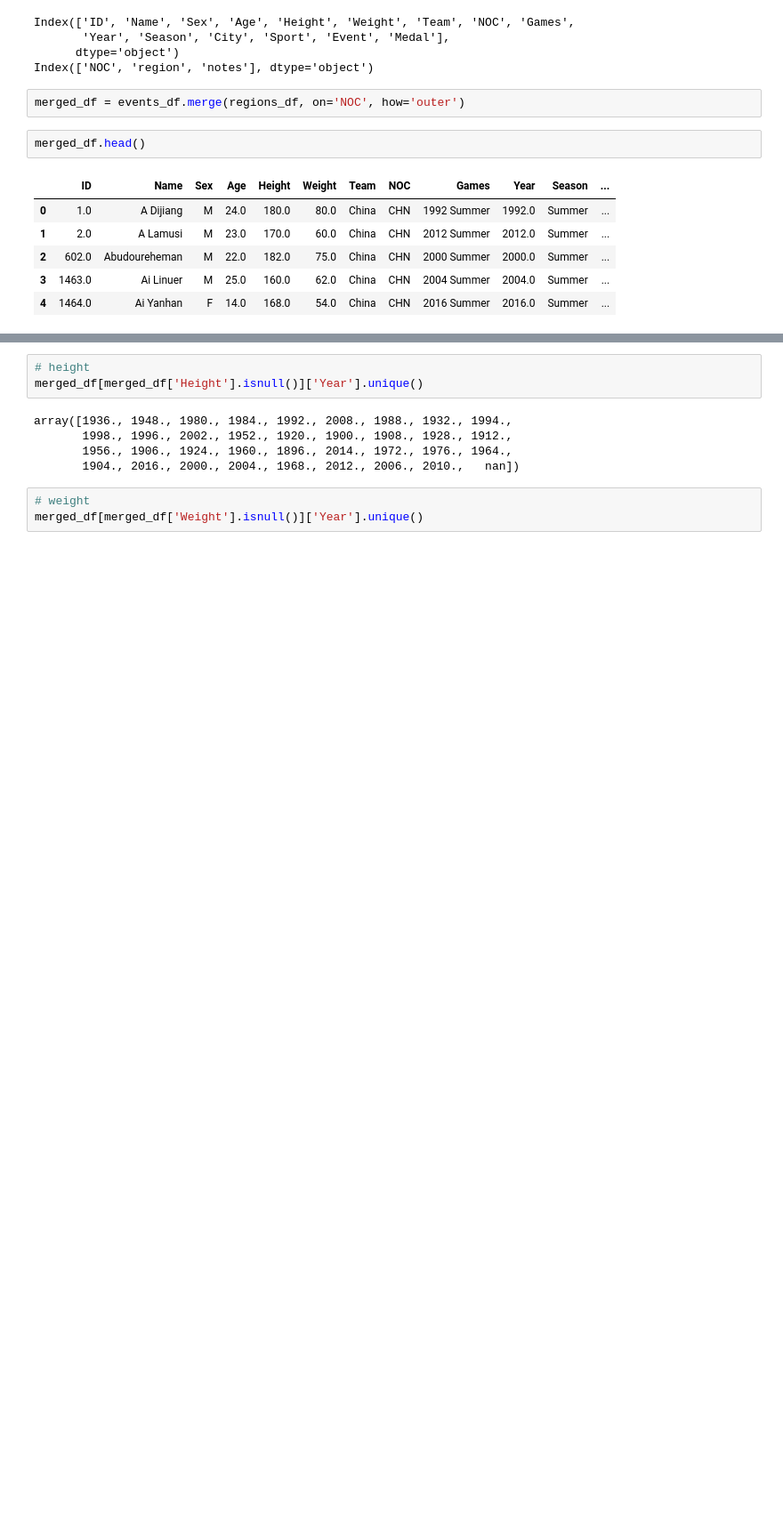
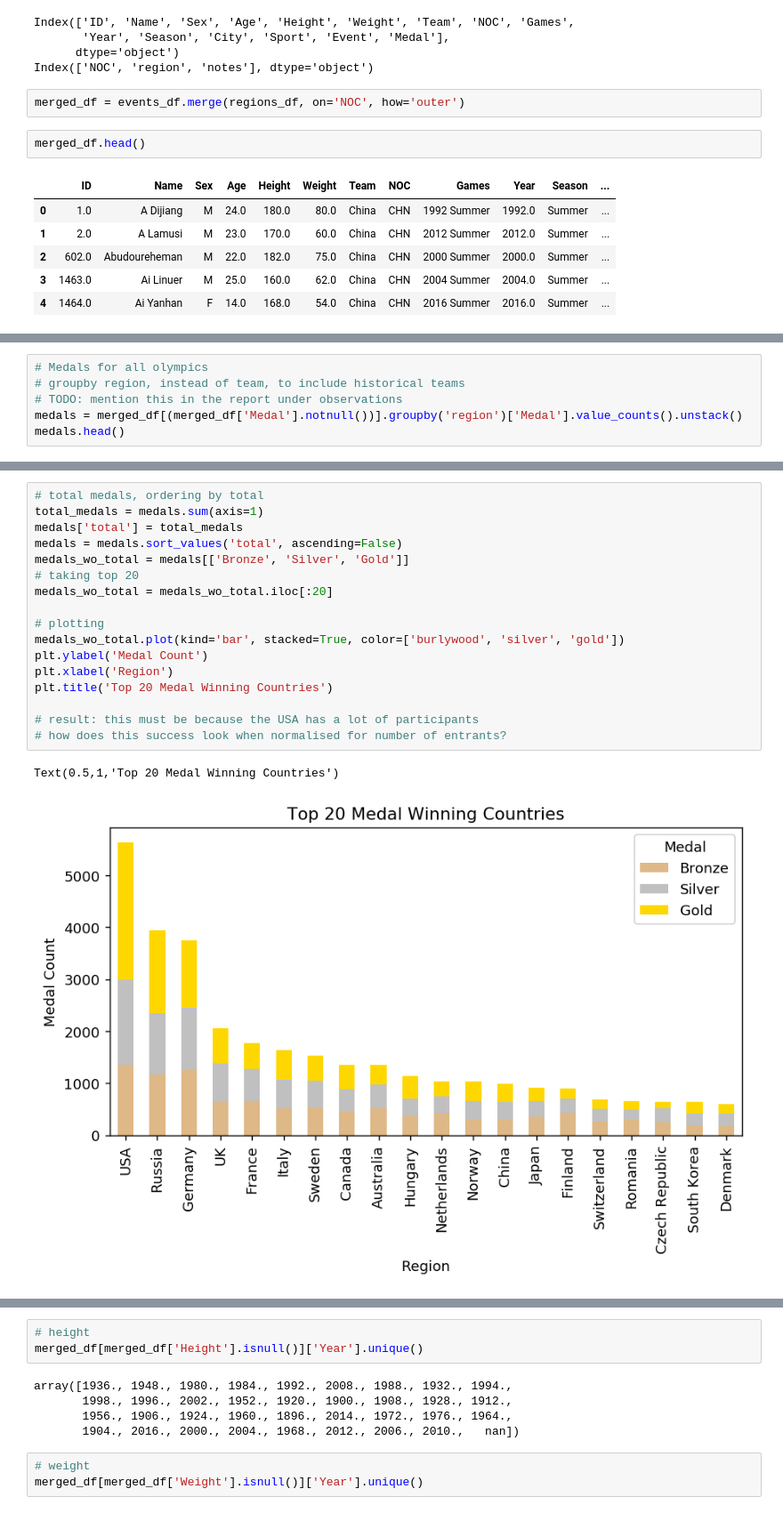
Before and after one commit to yasirdin/kaggle-olympic, a Jupyter notebook: data_exploration_v1.ipynb, the cells around one changed output, grey strips where cells are left out. Shown at 89% size. Saved outputs shown, nothing was run; the diff lists cells and outputs as text; blank space fills up the shorter version.

Commit message:
medals analysis

```diff
--- a/data_exploration_v1.ipynb
+++ b/data_exploration_v1.ipynb
@@ -136,0 +142,6 @@ merged_df.head()
+# %%
+# Medals for all olympics
+# groupby region, instead of team, to include historical teams
+# TODO: mention this in the report under observations
+medals = merged_df[(merged_df['Medal'].notnull())].groupby('region')['Medal'].value_counts().unstack()
+medals.head()
@@ -136,0 +156,20 @@ merged_df.head()
+# %%
+# total medals, ordering by total
+total_medals = medals.sum(axis=1)
+medals['total'] = total_medals
+medals = medals.sort_values('total', ascending=False)
+medals_wo_total = medals[['Bronze', 'Silver', 'Gold']]
+# taking top 20
+medals_wo_total = medals_wo_total.iloc[:20]
+
+# plotting
+medals_wo_total.plot(kind='bar', stacked=True, color=['burlywood', 'silver', 'gold'])
+plt.ylabel('Medal Count')
+plt.xlabel('Region')
+plt.title('Top 20 Medal Winning Countries')
+
+# result: this must be because the USA has a lot of participants
+# how does this success look when normalised for number of entrants?
+# %% [output]
+Text(0.5,1,'Top 20 Medal Winning Countries')
+[figure, added]
```
Also changed, not shown: parts of 35 cells of this notebook, 1 other file.
